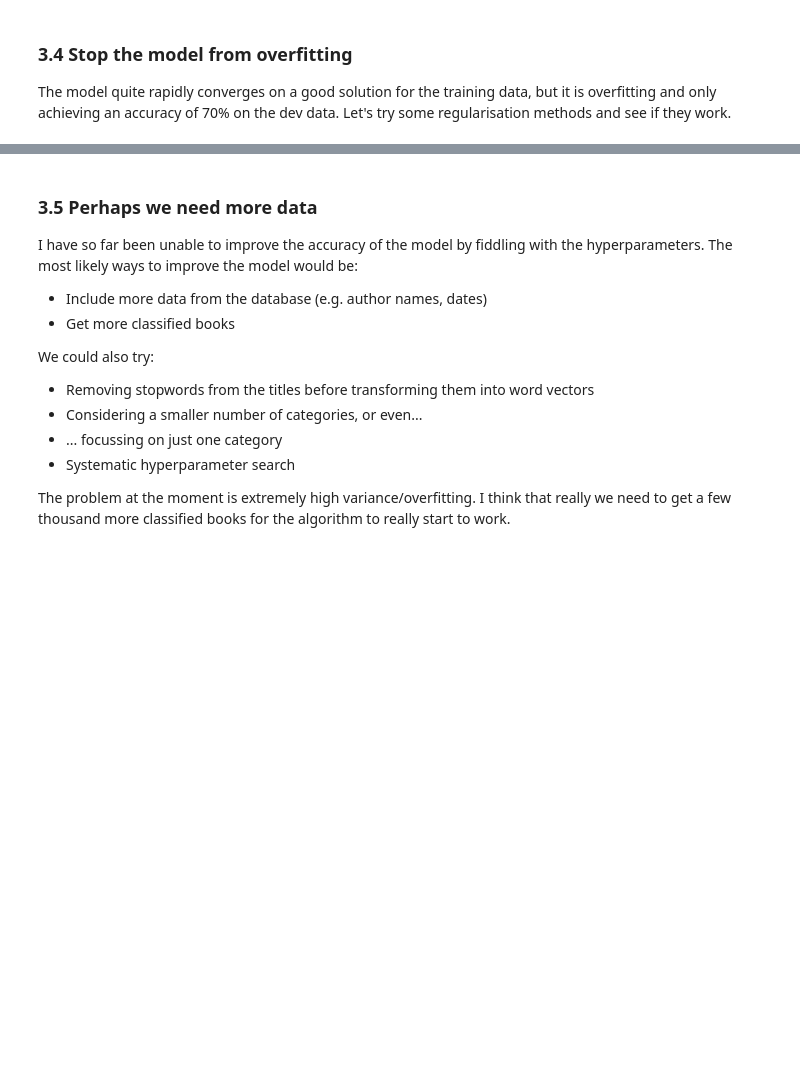
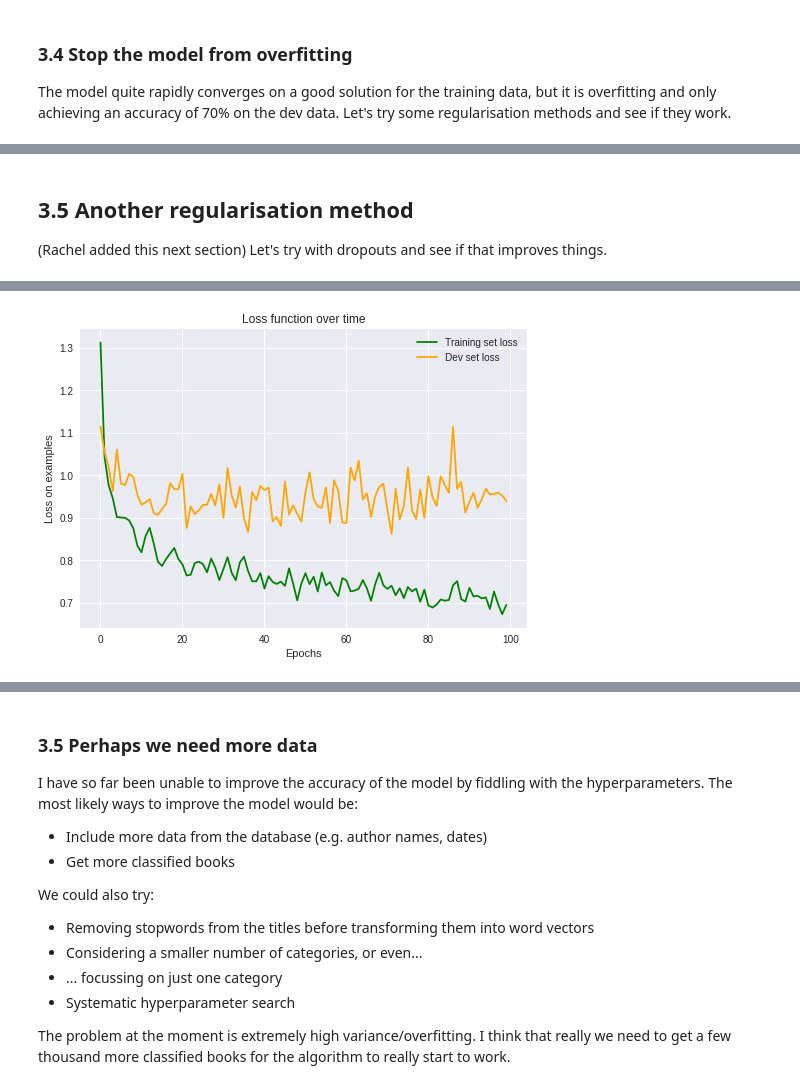
Before and after one commit to MPCE/mpce-machine-learning, a Jupyter notebook: mpce_neural_nets.ipynb, the cells around one changed output, grey strips where cells are left out. Drawn from its saved outputs; the diff is of its cells as text; code cells hidden in the pictures; blank space fills up the shorter version.

Commit message:
tried adding dropouts to the neural net. No improvement though

```diff
--- a/mpce_neural_nets.ipynb
+++ b/mpce_neural_nets.ipynb
@@ -245,0 +245,44 @@ This is an improvement of 0.008 over the first model.
+# %% [markdown]
+## **3.5 Another regularisation method**
+
+(Rachel added this next section) Let's try with dropouts and see if that improves things.
+# %%
+# Initialise model
+model3 = keras.Sequential()
+
+#add dropout
+model3.add(keras.layers.Dropout(0.3, input_shape=(300,)))
+
+# Add five hidden layers
+num_hidden = 5
+layer_size = 30
+for l in range(num_hidden):
+  model3.add(keras.layers.Dense(layer_size, activation='relu', kernel_constraint=keras.constraints.max_norm(3))) # constraint necessary with dropouts
+ #I tried adding a dropout to each hidden layer too but this achieved slightly worse performance
+
+# Add output layer
+model3.add(keras.layers.Dense(num_classes, activation='softmax'))
+
+# Choose optimisation function
+model3.compile(optimizer=tf.train.AdamOptimizer(0.01), #with dropouts it is recommended to increase lr by 1-2 orders of magnitude
+             loss='categorical_crossentropy',
+             metrics=['accuracy'])
+
+# Train model on training set using batch Adam
+num_epochs = 100 # you often need more epochs when including dropouts
+fit3 = model3.fit(X_train, y_train,
+          epochs = num_epochs, # Do 50 iterations
+          batch_size = None, # Use default
+          validation_data = (X_dev, y_dev), # Validate against dev set
+          verbose = 0 # suppress messages
+         )
+
+# Display training curves
+plt.plot(fit3.history['loss'], color = 'g', label = "Training set loss")
+plt.plot(fit3.history['val_loss'], color = 'orange', label = "Dev set loss")
+plt.title("Loss function over time")
+plt.xlabel('Epochs')
+plt.ylabel('Loss on examples')
+plt.legend()
+print(f"Model trained with dropouts. Training took {end - start:.3f} seconds.")
+# %% [output]
@@ -245,0 +290 @@ This is an improvement of 0.008 over the first model.
+[figure, added]
```
Also changed, not shown: parts of 7 cells of this notebook, 2 other files.
